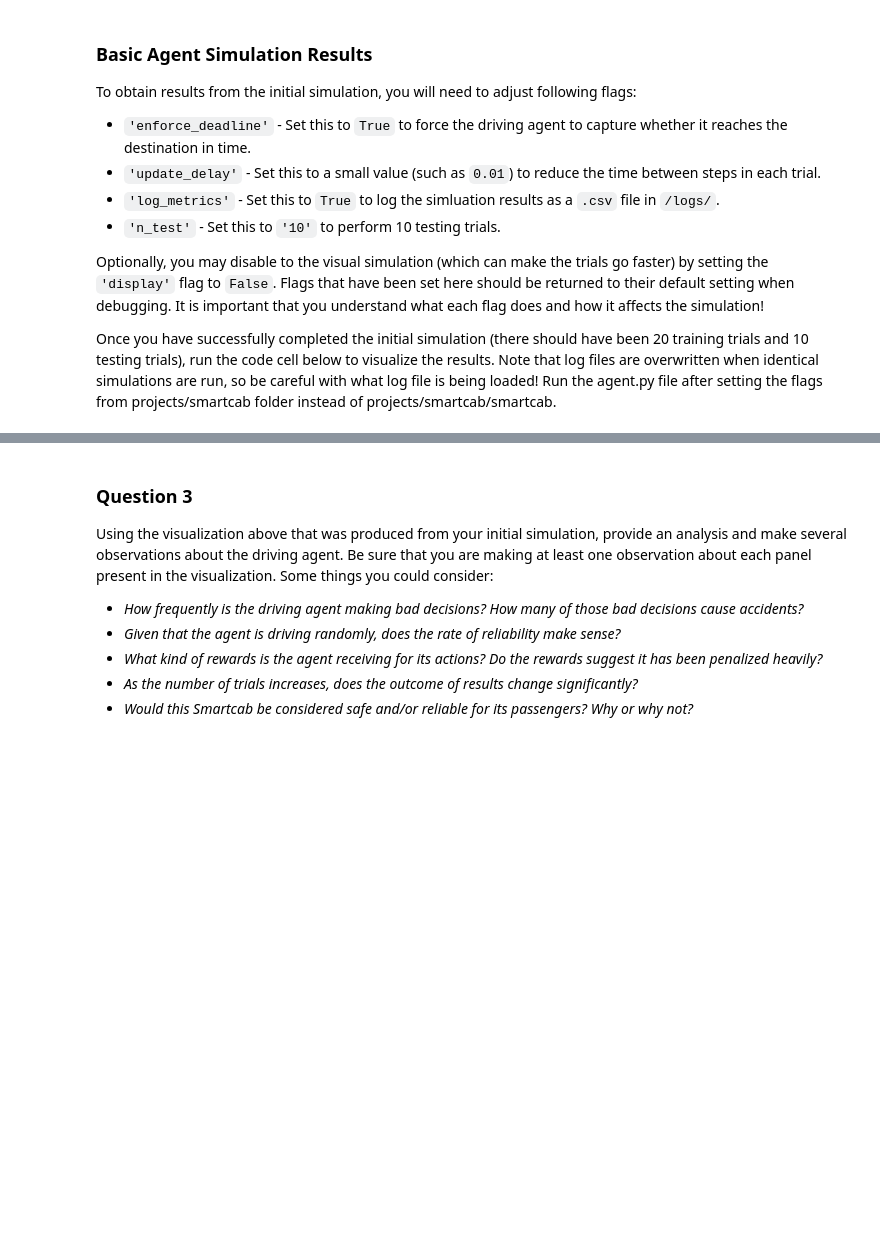
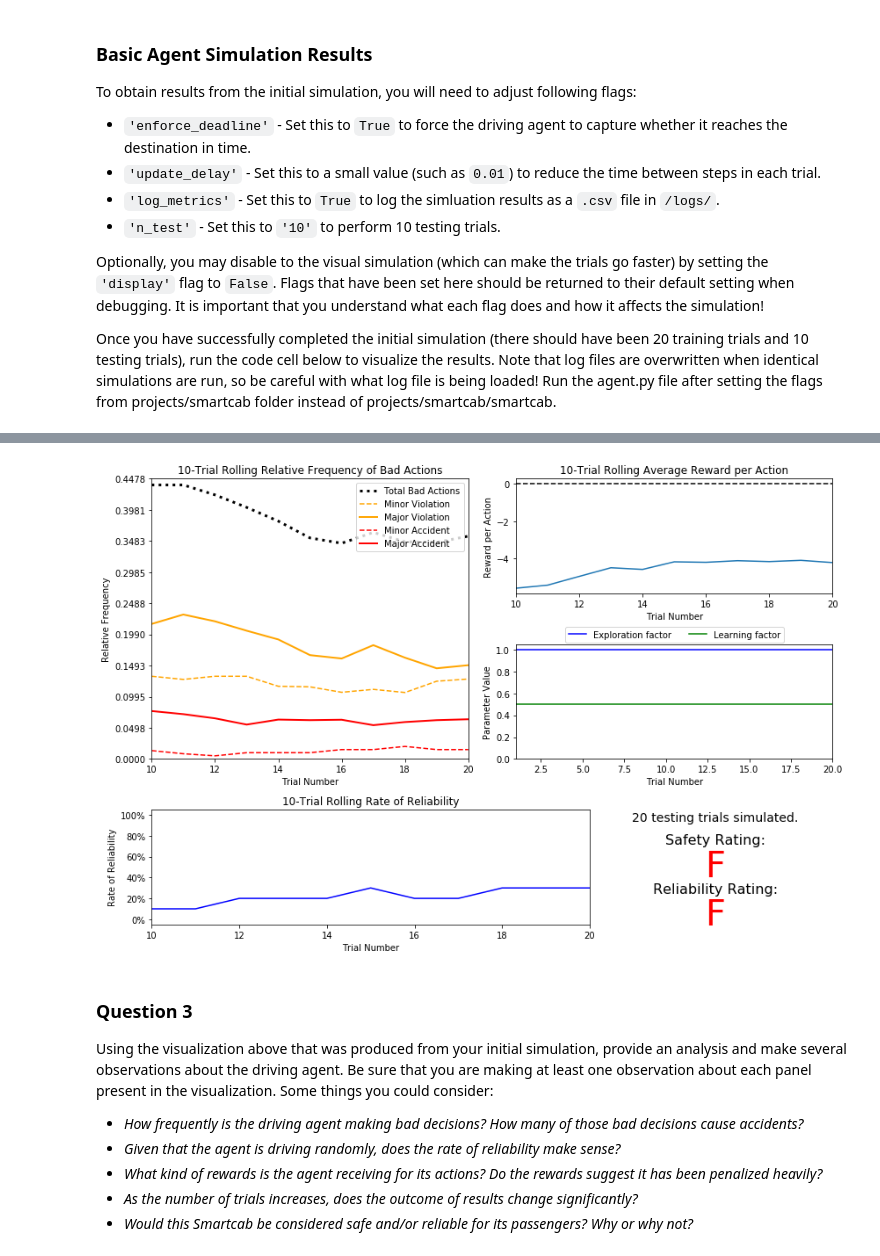
Before and after one commit to liam-august-h/machine-learning, a Jupyter notebook: projects/smartcab/smartcab.ipynb, the cells around one changed output, grey strips where cells are left out. Drawn from its saved outputs; the diff is of its cells as text; code cells hidden in the pictures; blank space fills up the shorter version.

```diff
--- a/projects/smartcab/smartcab.ipynb
+++ b/projects/smartcab/smartcab.ipynb
@@ -95,3 +95,7 @@ vs.plot_trials('sim_no-learning.csv')
+# %%
+vs.plot_trials('sim_no-learning_20-trials_11072225.csv')
+# %% [output]
+[figure, added]
 # %% [markdown]
 ### Question 3
 Using the visualization above that was produced from your initial simulation, provide an analysis and make several observations about the driving agent. Be sure that you are making at least one observation about each panel present in the visualization. Some things you could consider:
```
Also changed, not shown: parts of 8 cells of this notebook, 1 other file.
